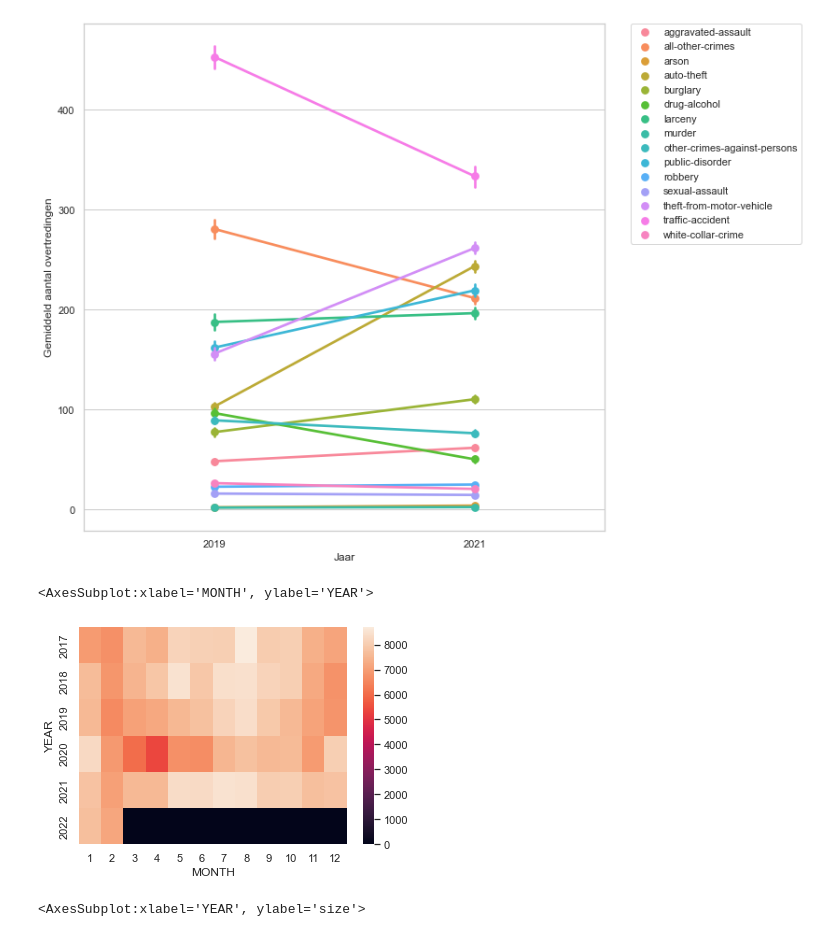
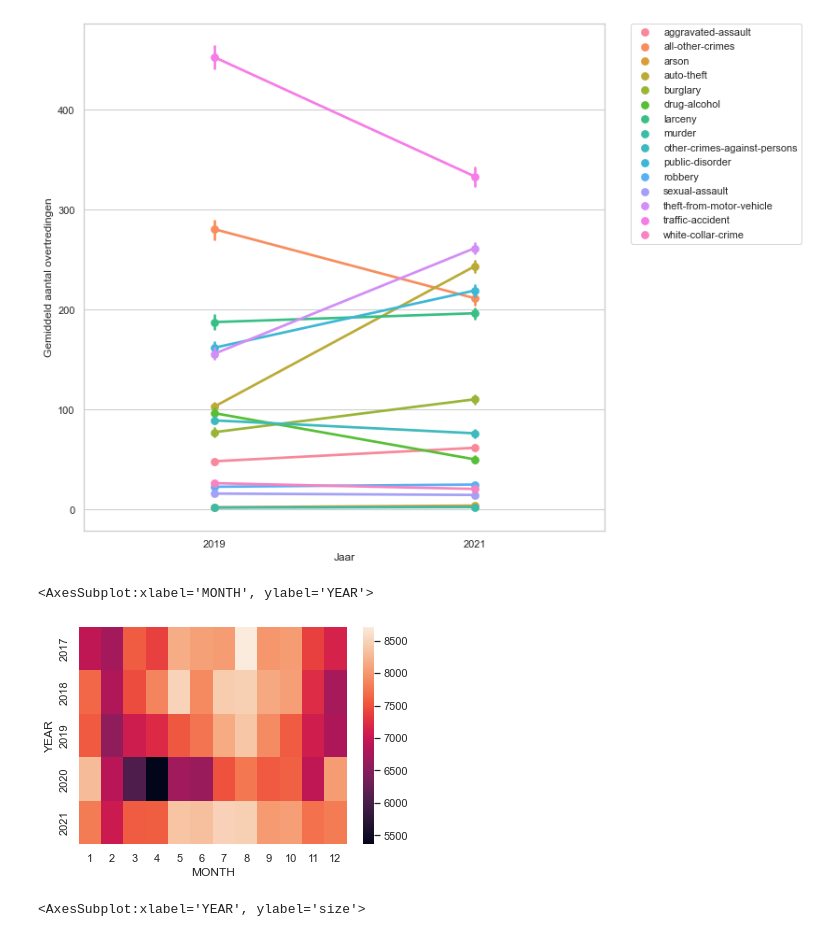
Before and after one commit to KolmschateS/poc-crime, a Jupyter notebook: covid.ipynb, the cells around one changed output. Drawn from its saved outputs; the diff is of its cells as text; code cells hidden in the pictures.

Commit message:
Added monthly heatmap Added year distribution. Added monthy distribution

```diff
--- a/covid.ipynb
+++ b/covid.ipynb
@@ -124,16 +123,18 @@ plt.show()
 [figure]
 # %%
 df_heat = crime_df.copy()
-pivot = df_heat.pivot_table(
+df_total_peryear = df_heat.drop(df_heat[df_heat["YEAR"] == 2022].index)
+
+pivot = df_total_peryear.pivot_table(
     index="YEAR",
     columns="MONTH",
     values="REPORTED_DATE_NORMALIZED",
     aggfunc="size"
 ).fillna(0)
 sns.heatmap(pivot)
 # %% [output]
 <AxesSubplot:xlabel='MONTH', ylabel='YEAR'>
-[figure, old version]
+[figure, new version]
 # %%
 df_total = crime_df.copy()
 df_total_peryear = df_total.groupby(["YEAR", "WEEK"], as_index=False).size()
```
Also changed, not shown: parts of 2 cells of this notebook, 1 other file.
